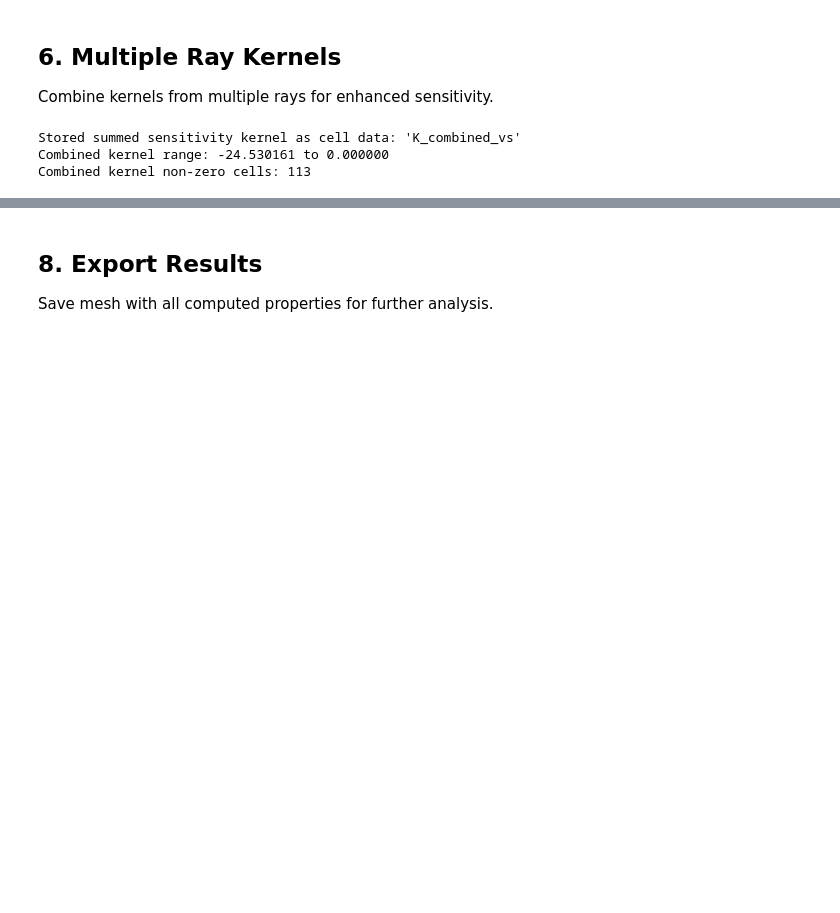
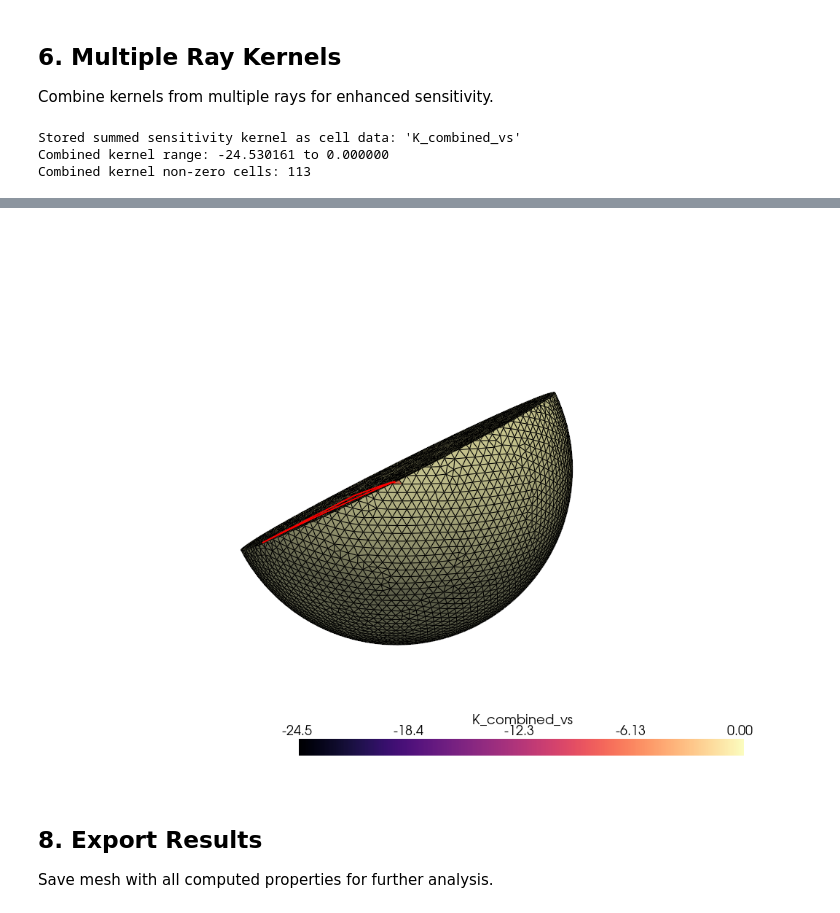
Before and after one commit to Adrian-Mag/SensRay, a Jupyter notebook: demos/02_ray_tracing_kernels.ipynb, the cells around one changed output, grey strips where cells are left out. Saved outputs shown, nothing was run; the diff lists cells and outputs as text; code cells hidden in the pictures; blank space fills up the shorter version.

```diff
--- a/demos/02_ray_tracing_kernels.ipynb
+++ b/demos/02_ray_tracing_kernels.ipynb
@@ -249,5 +287,12 @@ Stored summed sensitivity kernel as cell data: 'K_combined_vs'
 Combined kernel range: -24.530161 to 0.000000
 Combined kernel non-zero cells: 113
 # %%
-model.mesh.plot_cross_section(plane_normal, property_name='K_combined_vs', show_rays=[S_ray, ScS_ray], cmap='magma').show()
+plotter4 = model.mesh.plot_cross_section(
+    plane_normal,
+    property_name='K_combined_vs',
+    show_rays=[S_ray, ScS_ray],
+    cmap='magma',
+)
+# Interactive display
+plotter4.show(interactive=INTERACTIVE)
 # %% [output]
@@ -255,3 +299,4 @@ Widget(value='<iframe src="http://localhost:40791/index.html?ui=P_0x7f8f45895f10
+[figure, added]
 # %% [markdown]
 ## 8. Export Results
 
```
Also changed, not shown: parts of 9 cells of this notebook, 13 other files.
